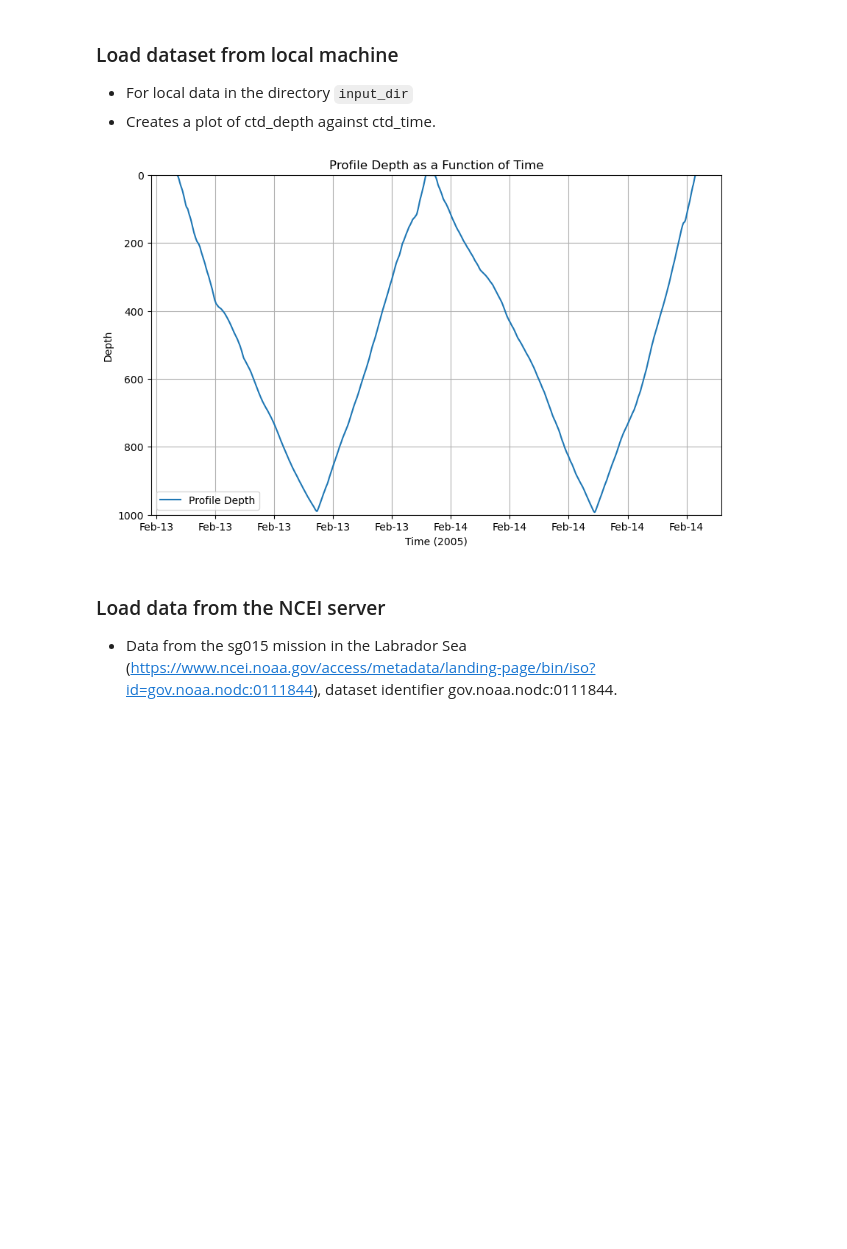
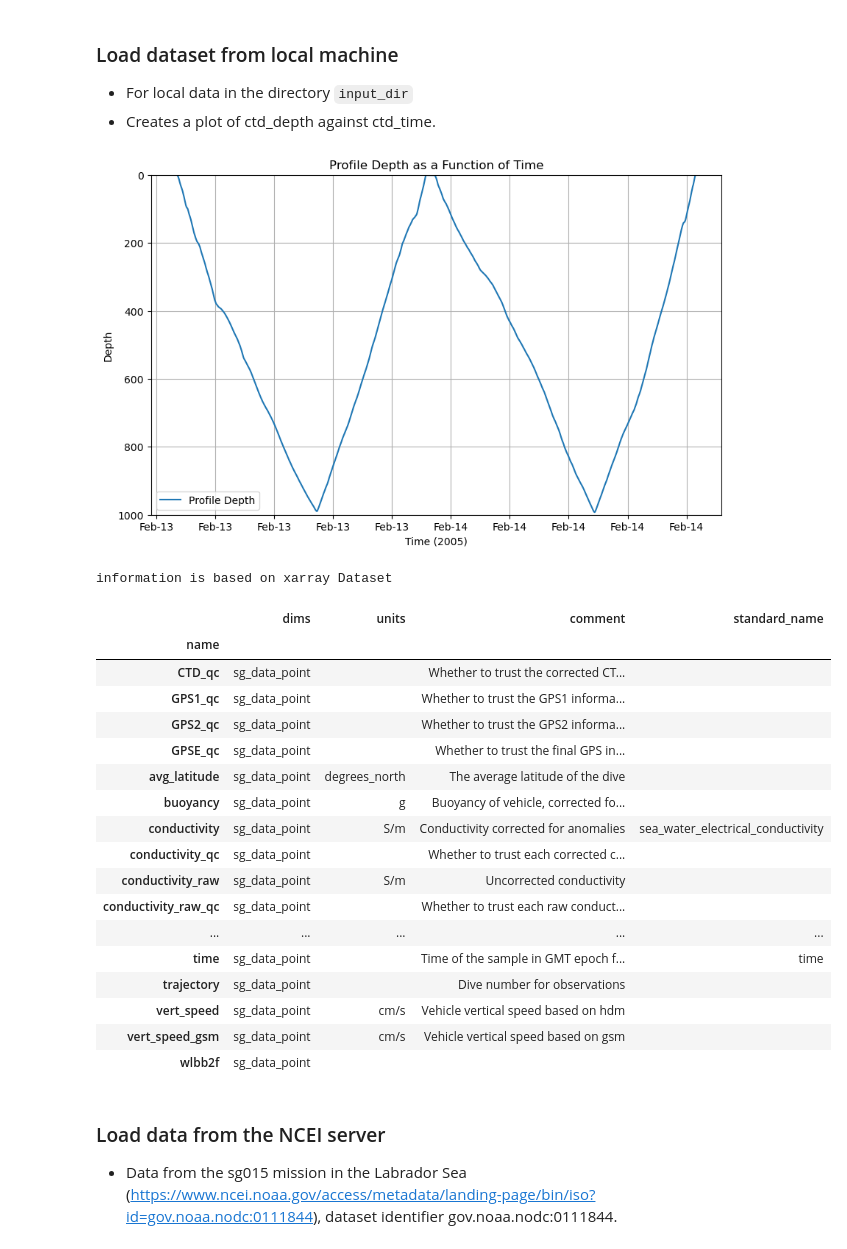
Before and after one commit to ocean-uhh/seagliderOG1, a Jupyter notebook: notebooks/demo.ipynb, the cells around one changed output. Cells and saved outputs as stored; diff of their text form; code cells hidden in the pictures; blank space fills up the shorter version.

```diff
--- a/notebooks/demo.ipynb
+++ b/notebooks/demo.ipynb
@@ -51,15 +51,35 @@ plotters.plot_profile_depth(ds)
 # %%
 # Specify the input directory on your local machine
 input_dir = "/Users/eddifying/Dropbox/data/sg015-ncei-download"
 
 # Load and concatenate all datasets in the input directory
 # Optionally, specify the range of profiles to load (start_profile, end_profile)
 ds_all = fetchers.load_dataset(input_dir, start_profile=500, end_profile=501)
 
 # Simple plot of depth against time
 plotters.plot_profile_depth(ds_all)
+plotters.show_contents(ds_all)
 # %% [output]
 [figure]
+information is based on xarray Dataset
+|  | dims | units | comment | standard_name |
+| name |  |  |  |  |
+| CTD_qc | sg_data_point |  | Whether to trust the corrected CT... |  |
+| GPS1_qc | sg_data_point |  | Whether to trust the GPS1 informa... |  |
+| GPS2_qc | sg_data_point |  | Whether to trust the GPS2 informa... |  |
+| GPSE_qc | sg_data_point |  | Whether to trust the final GPS in... |  |
+| avg_latitude | sg_data_point | degrees_north | The average latitude of the dive |  |
+| buoyancy | sg_data_point | g | Buoyancy of vehicle, corrected fo... |  |
+| conductivity | sg_data_point | S/m | Conductivity corrected for anomalies | sea_water_electrical_conductivity |
+| conductivity_qc | sg_data_point |  | Whether to trust each corrected c... |  |
+| conductivity_raw | sg_data_point | S/m | Uncorrected conductivity |  |
+| conductivity_raw_qc | sg_data_point |  | Whether to trust each raw conduct... |  |
+| ... | ... | ... | ... | ... |
+| time | sg_data_point |  | Time of the sample in GMT epoch f... | time |
+| trajectory | sg_data_point |  | Dive number for observations |  |
+| vert_speed | sg_data_point | cm/s | Vehicle vertical speed based on hdm |  |
+| vert_speed_gsm | sg_data_point | cm/s | Vehicle vertical speed based on gsm |  |
+| wlbb2f | sg_data_point |  |  |  |
 # %% [markdown]
 ### Load data from the NCEI server
 
```
Also changed, not shown: parts of 8 cells of this notebook, 3 other files.
